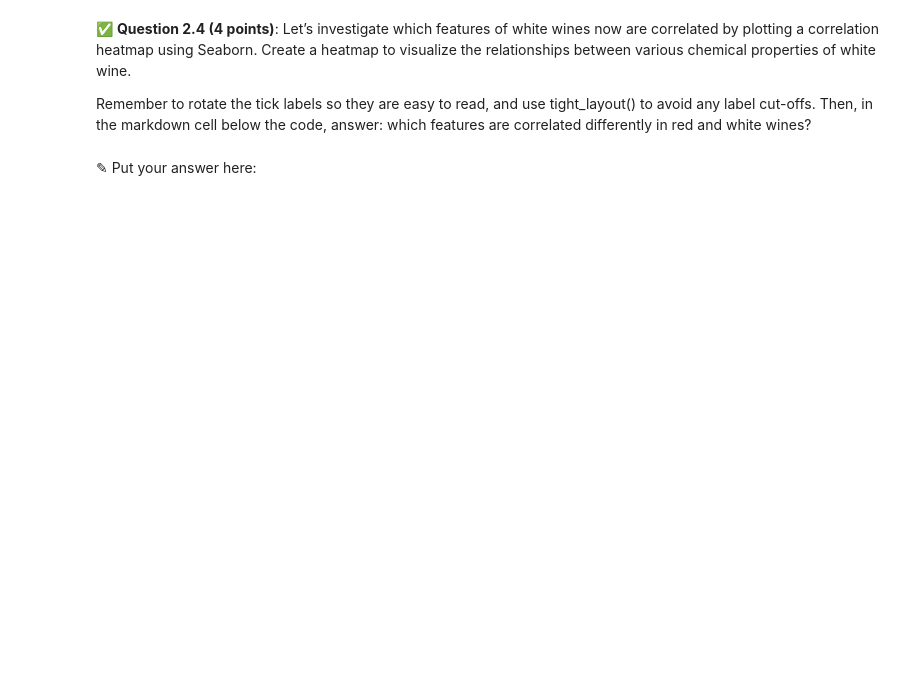
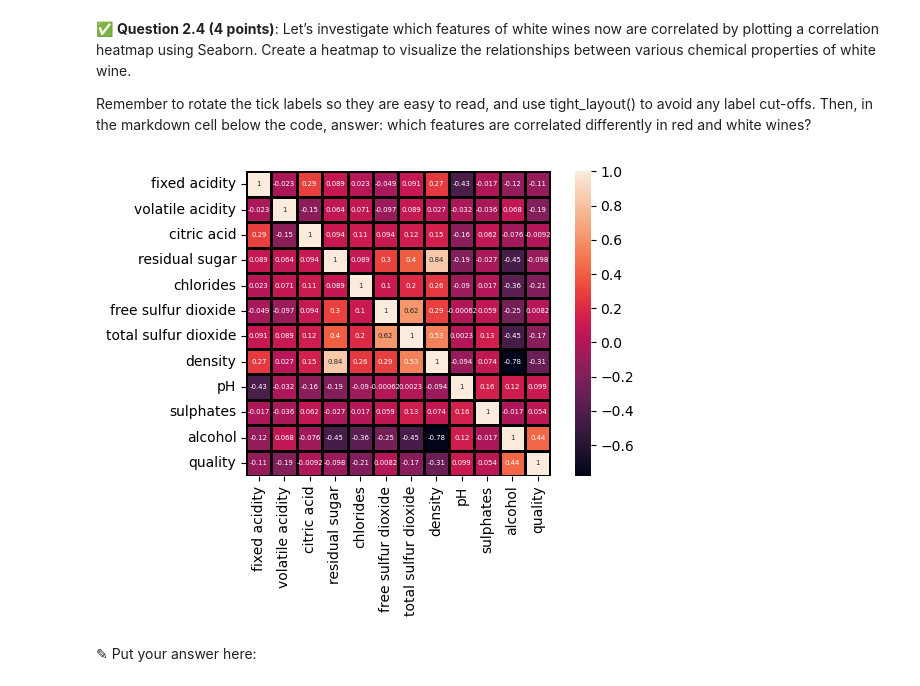
Before and after one commit to ChrSch6767/CMSE202-f26-turnin, a Jupyter notebook: hw-03/HW03-Regression-STUDENT.ipynb, the cells around one changed output. Saved outputs shown, nothing was run; the diff lists cells and outputs as text; code cells hidden in the pictures; blank space fills up the shorter version.

```diff
--- a/hw-03/HW03-Regression-STUDENT.ipynb
+++ b/hw-03/HW03-Regression-STUDENT.ipynb
@@ -226,6 +261,10 @@ Remember to rotate the tick labels so they are easy to read, and use tight_layou
 Then, in the markdown cell below the code, answer: which features are correlated differently in red and white wines?
 # %%
 # Put your code here
+sns.heatmap(white_wine.corr(), square = True, annot = True, linewidths = 1, linecolor = "black",  annot_kws={"size": 5})
+plt.tight_layout()
+# %% [output]
+[figure, added]
 # %% [markdown]
 <font size=+3>&#9998;</font> Put your answer here:
 # %% [markdown]
```
Also changed, not shown: parts of 8 cells of this notebook, 4 other files.
